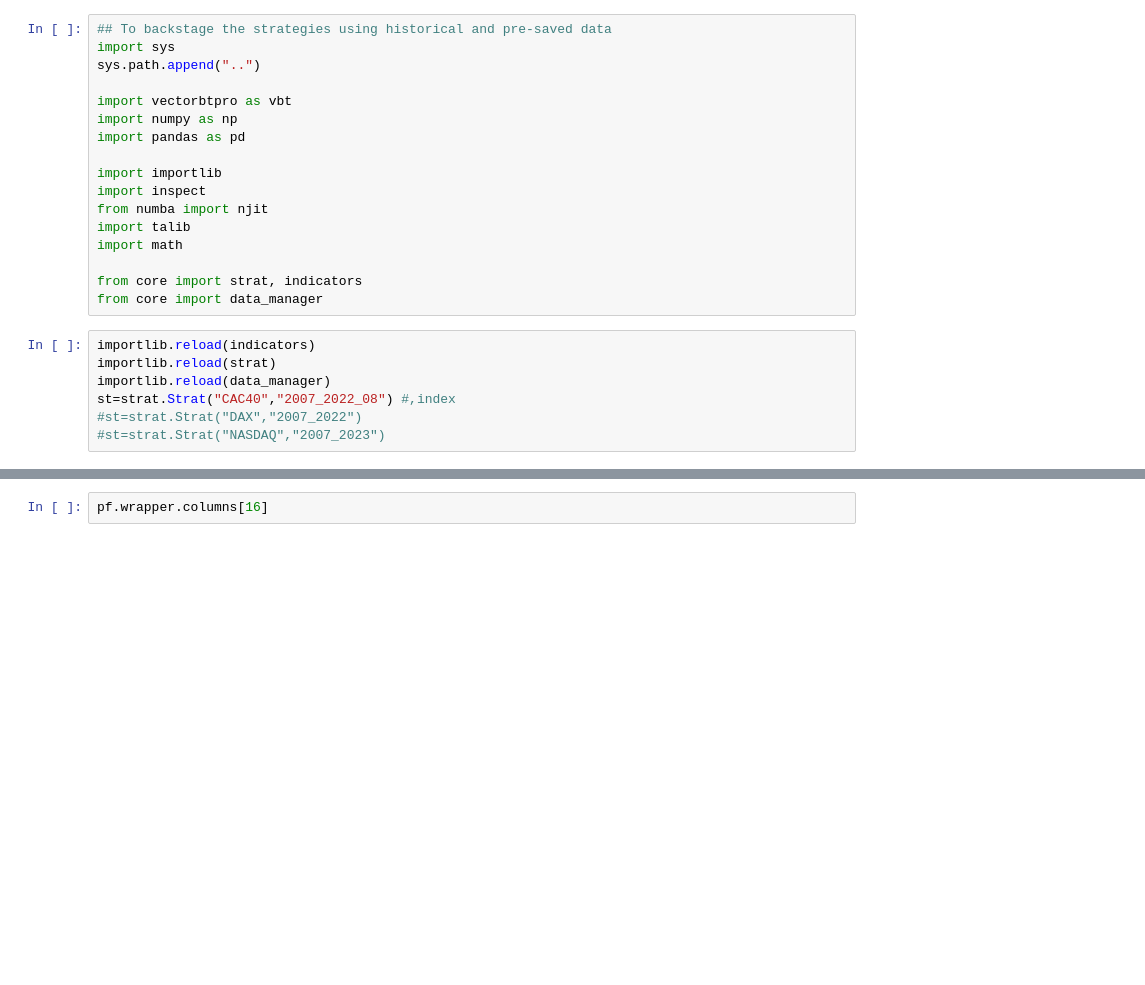
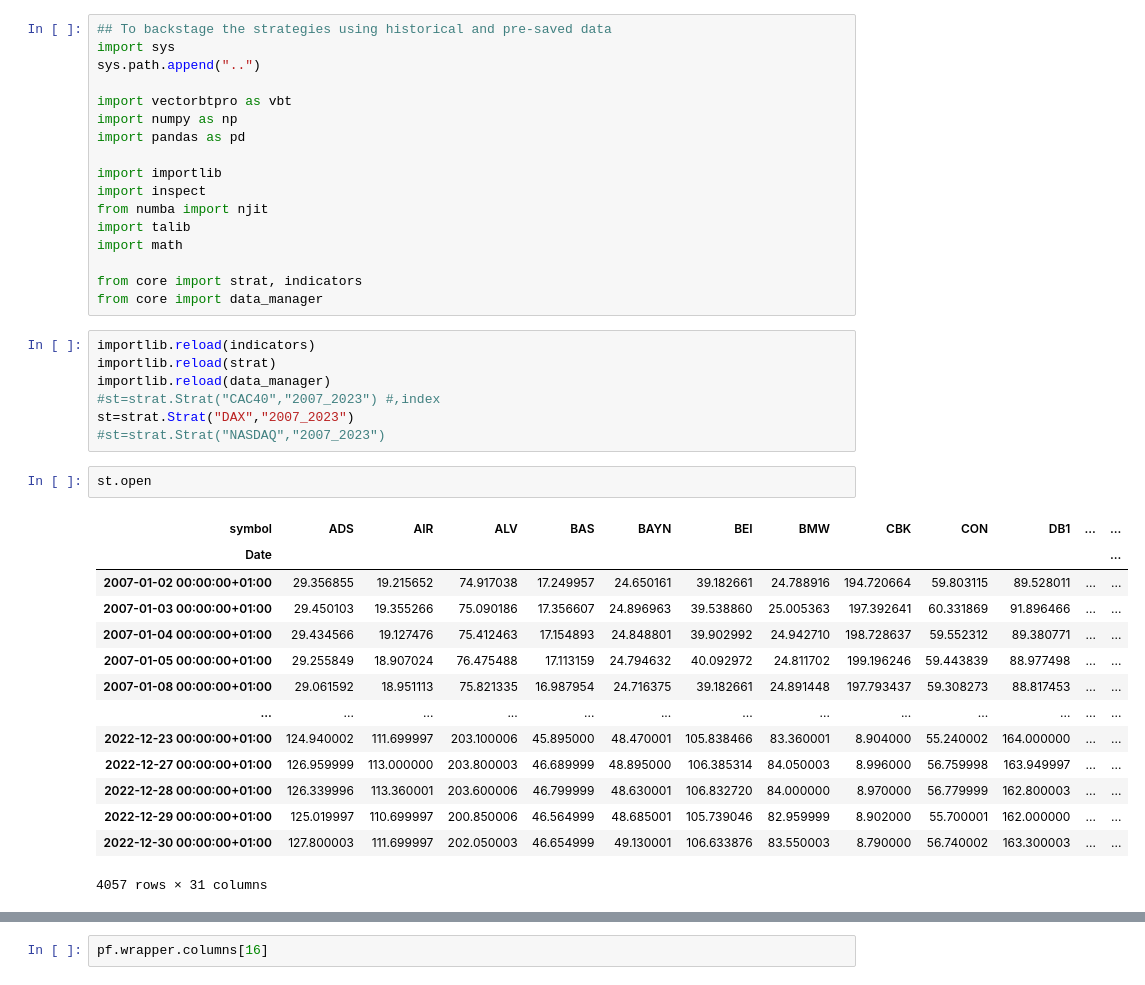
Before and after one commit to psemdel/py-trading-bot, a Jupyter notebook: py-trading-bot/jupyter_scripts/strat.ipynb, the cells around one changed output, grey strips where cells are left out. Saved outputs shown, nothing was run; the diff lists cells and outputs as text; blank space fills up the shorter version.

```diff
--- a/py-trading-bot/jupyter_scripts/strat.ipynb
+++ b/py-trading-bot/jupyter_scripts/strat.ipynb
@@ -19,9 +19,26 @@ from core import data_manager
 importlib.reload(indicators)
 importlib.reload(strat)
 importlib.reload(data_manager)
-st=strat.Strat("CAC40","2007_2022_08") #,index
-#st=strat.Strat("DAX","2007_2022")
+#st=strat.Strat("CAC40","2007_2023") #,index
+st=strat.Strat("DAX","2007_2023")
 #st=strat.Strat("NASDAQ","2007_2023")
+# %%
+st.open
+# %% [output]
+| symbol | ADS | AIR | ALV | BAS | BAYN | BEI | BMW | CBK | CON | DB1 | ... | ... |
+| Date |  |  |  |  |  |  |  |  |  |  |  | ... |
+| 2007-01-02 00:00:00+01:00 | 29.356855 | 19.215652 | 74.917038 | 17.249957 | 24.650161 | 39.182661 | 24.788916 | 194.720664 | 59.803115 | 89.528011 | ... | ... |
+| 2007-01-03 00:00:00+01:00 | 29.450103 | 19.355266 | 75.090186 | 17.356607 | 24.896963 | 39.538860 | 25.005363 | 197.392641 | 60.331869 | 91.896466 | ... | ... |
+| 2007-01-04 00:00:00+01:00 | 29.434566 | 19.127476 | 75.412463 | 17.154893 | 24.848801 | 39.902992 | 24.942710 | 198.728637 | 59.552312 | 89.380771 | ... | ... |
+| 2007-01-05 00:00:00+01:00 | 29.255849 | 18.907024 | 76.475488 | 17.113159 | 24.794632 | 40.092972 | 24.811702 | 199.196246 | 59.443839 | 88.977498 | ... | ... |
+| 2007-01-08 00:00:00+01:00 | 29.061592 | 18.951113 | 75.821335 | 16.987954 | 24.716375 | 39.182661 | 24.891448 | 197.793437 | 59.308273 | 88.817453 | ... | ... |
+| ... | ... | ... | ... | ... | ... | ... | ... | ... | ... | ... | ... | ... |
+| 2022-12-23 00:00:00+01:00 | 124.940002 | 111.699997 | 203.100006 | 45.895000 | 48.470001 | 105.838466 | 83.360001 | 8.904000 | 55.240002 | 164.000000 | ... | ... |
+| 2022-12-27 00:00:00+01:00 | 126.959999 | 113.000000 | 203.800003 | 46.689999 | 48.895000 | 106.385314 | 84.050003 | 8.996000 | 56.759998 | 163.949997 | ... | ... |
+| 2022-12-28 00:00:00+01:00 | 126.339996 | 113.360001 | 203.600006 | 46.799999 | 48.630001 | 106.832720 | 84.000000 | 8.970000 | 56.779999 | 162.800003 | ... | ... |
+| 2022-12-29 00:00:00+01:00 | 125.019997 | 110.699997 | 200.850006 | 46.564999 | 48.685001 | 105.739046 | 82.959999 | 8.902000 | 55.700001 | 162.000000 | ... | ... |
+| 2022-12-30 00:00:00+01:00 | 127.800003 | 111.699997 | 202.050003 | 46.654999 | 49.130001 | 106.633876 | 83.550003 | 8.790000 | 56.740002 | 163.300003 | ... | ... |
+4057 rows × 31 columns
 # %%
 ###No trend ###
 #st.strat_kama_stoch(macro_trend_uncertain="both")
```
Also changed, not shown: parts of 9 cells of this notebook, 9 other files.
